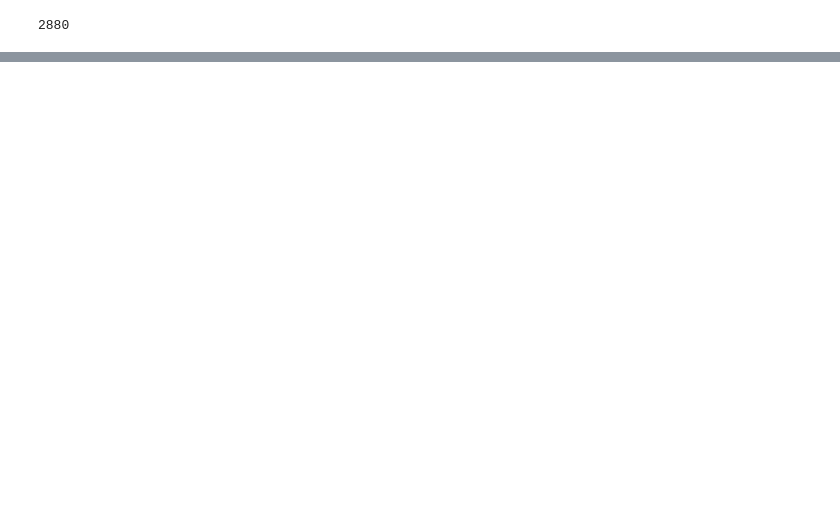
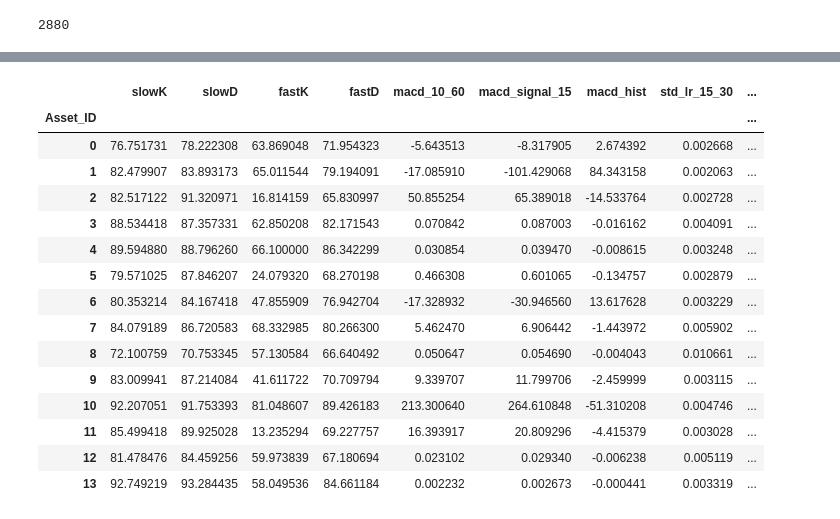
Before and after one commit to 123mitnik/Crypto_Forecasting_kaggle, a Jupyter notebook: crypto-xgb-api.ipynb, the cells around one changed output, grey strips where cells are left out. Saved outputs shown, nothing was run; the diff lists cells and outputs as text; code cells hidden in the pictures; blank space fills up the shorter version.

```diff
--- a/crypto-xgb-api.ipynb
+++ b/crypto-xgb-api.ipynb
@@ -66,8 +90,6 @@ with open(MOD_FOLDER+f"/feature_best{version}", "rb") as f:
 
 if version < 44:
     psets['vol_sum'] = 0
-if 'rsi' not in psets:
-    psets['rsi'] = None
 
 psets
 # %% [output]
@@ -146,7 +171,7 @@ pd.to_datetime(1632182400,unit="s",
 # %%
 start = datestring_to_timestamp('2021-06-13T00:00:00')#1623542400
 #end = datestring_to_timestamp('2021-09-21T00:00:00')#1632182400
-end = datestring_to_timestamp('2021-06-13T05:06:00') #1623560760
+end = datestring_to_timestamp('2021-06-13T01:00:00') #1623628800
 train_df = read_csv_slice(file_path='./data/train.csv',
                           use_window=[start, end])
 # %%
@@ -187,6 +212,8 @@ sup_train = sup_train.iloc[(-14*pre_minute_beta):,:]
 sup_train['Weight'] = sup_train['Asset_ID'].map(add_weight_map)
 sup_train.drop('Target',axis=1, inplace=True)
 sup_train.set_index('Asset_ID',append=True, inplace=True)
+
+
 #######################################add lr_15,mkt_lr_15,crypto_index, beta,lr_mkt_resid
 lr_15 = sup_train.groupby('Asset_ID').apply(
         lambda x: log_return(x[['Close']],15)
@@ -200,8 +227,8 @@ mkt_lr_15.columns = ['Mkt_lrt_15','Crypto_Index']
 firsts = sup_train.index.get_level_values('timestamp')
 sup_train[['Mkt_lrt_15','Crypto_Index']] = mkt_lr_15.loc[firsts].values
 
-####make beta,lr_mkt_resid, std, placeholder
+####make beta,lr_mkt_resid, placeholder
 sup_train[f"beta_{psets['beta_s']}"] = 0
 sup_train[f"beta_{psets['beta_l']}"] = 0
-sup_train[f"std_lr_15_{psets['std_lr_15']}"] = 0
-sup_train.iloc[-14:,:]
+sup_train[f"adx_{psets['adx']}"] = 0
+#sup_train[f"rsi_{psets['rsi']}"] = 0
@@ -228,6 +257,7 @@ from datetime import datetime
 start_time = datetime.now()
 
 for df_test, df_pred in myapi:
+
     num_asset_test = df_test.shape[0]
     row_asset_id_map = dict(zip(df_test.row_id, df_test.Asset_ID))
     test_timestamp = df_test.timestamp.values[0]
@@ -243,13 +273,6 @@ for df_test, df_pred in myapi:
     df_test = df_test.reindex(list(zip([test_timestamp]*14,range(14))))
     ########################################concat to sup_train, add lr_15,mkt_lr_15,crypto_index
     sup_train = pd.concat([sup_train,df_test.drop('row_id',axis=1)],join='outer')
-    #########################################fill in missing assets as forward
-    if num_asset_test <14:
-        #ffill in missing
-        sup_train = sup_train.groupby('Asset_ID').apply(lambda x: x.fillna(method="ffill")).iloc[14:,:]
-    else:
-        sup_train = sup_train.iloc[14:,:]
-
     test_lr_15 = sup_train.loc[timestamp_list[[-16,-1]]].groupby('Asset_ID').apply(
         lambda x: np.log(x[['Close']]).diff()
     )
@@ -258,28 +281,29 @@ for df_test, df_pred in myapi:
 
     ########################################beta_sl
     beta_s = sup_train[['lr_15','Mkt_lrt_15']].iloc[-14*(beta_sw):,:].groupby('Asset_ID').apply(
-        lambda x: beta_resid(x)
+        lambda x: beta_resid(x,beta_sw)
     ).rename(f"beta_{psets['beta_s']}")
     beta_l = sup_train[['lr_15','Mkt_lrt_15']].iloc[-14*(beta_lw):,:].groupby('Asset_ID').apply(
-        lambda x: beta_resid(x)
+        lambda x: beta_resid(x,beta_lw)
     ).rename(f"beta_{psets['beta_l']}")
     sup_train.loc[test_timestamp, [f"beta_{psets['beta_s']}",f"beta_{psets['beta_l']}"]] = \
         pd.concat([beta_s, beta_l],axis=1).values
+
+    #########################################fill in missing assets as forward
+    if num_asset_test <14:
+        #ffill in missing
+        sup_train = sup_train.groupby('Asset_ID').apply(lambda x: x.fillna(method="ffill")).iloc[14:,:]
+    else:
+        sup_train = sup_train.iloc[14:,:]
     #######################################add features to test timestamp
-    long_std = sup_train.iloc[-14*psets['std_lr_15']:,:].groupby('Asset_ID').apply(lambda x: x.lr_15.std())
-    sup_train.loc[test_timestamp, f"std_lr_15_{psets['std_lr_15']}"] = long_std.values
     #########################################adx rsi
     # adxrsi = sup_train.iloc[(-14*pre_minute):,:].groupby('Asset_ID').apply(lambda x: make_AdxRsi(x,psets['adx'],psets['rsi']))
     # sup_train.loc[test_timestamp, [f"adx_{psets['adx']}",f"rsi_{psets['rsi']}"]] = adxrsi.loc[test_timestamp].values
     sup_train2 = sup_train.iloc[(-14*pre_minute):,:].copy()
+    xx_test=sup_train2.groupby('Asset_ID').apply(
+        lambda x: get_features(x,psets)
+    ).loc[test_timestamp]
 
-    xx_testShort=sup_train2.iloc[(-14*54):,:].groupby('Asset_ID').apply(
-        lambda x: get_featuresShort(x,psets)
-    ).loc[test_timestamp]
-    xx_testLong=sup_train2.groupby('Asset_ID').apply(
-        lambda x: get_featuresLong(x,psets)
-    ).loc[test_timestamp]
-    xx_test = pd.concat([xx_testShort, xx_testLong], axis = 1)
     #rdy for prediction
     y_pred=df_test.apply(lambda row: models[row.name[1]].predict(
                             xgb.DMatrix(pd.DataFrame([xx_test.loc[row.name[1],models[row.name[1]].feature_names]]))
@@ -350,0 +335,19 @@ xx_test.loc[xx_test.isin([np.nan]).any(axis=1)]
+# %%
+xx_test.iloc[:, 18:]
+# %% [output]
+|  | slowK | slowD | fastK | fastD | macd_10_60 | macd_signal_15 | macd_hist | std_lr_15_30 | ... |
+| Asset_ID |  |  |  |  |  |  |  |  | ... |
+| 0 | 76.751731 | 78.222308 | 63.869048 | 71.954323 | -5.643513 | -8.317905 | 2.674392 | 0.002668 | ... |
+| 1 | 82.479907 | 83.893173 | 65.011544 | 79.194091 | -17.085910 | -101.429068 | 84.343158 | 0.002063 | ... |
+| 2 | 82.517122 | 91.320971 | 16.814159 | 65.830997 | 50.855254 | 65.389018 | -14.533764 | 0.002728 | ... |
+| 3 | 88.534418 | 87.357331 | 62.850208 | 82.171543 | 0.070842 | 0.087003 | -0.016162 | 0.004091 | ... |
+| 4 | 89.594880 | 88.796260 | 66.100000 | 86.342299 | 0.030854 | 0.039470 | -0.008615 | 0.003248 | ... |
+| 5 | 79.571025 | 87.846207 | 24.079320 | 68.270198 | 0.466308 | 0.601065 | -0.134757 | 0.002879 | ... |
+| 6 | 80.353214 | 84.167418 | 47.855909 | 76.942704 | -17.328932 | -30.946560 | 13.617628 | 0.003229 | ... |
+| 7 | 84.079189 | 86.720583 | 68.332985 | 80.266300 | 5.462470 | 6.906442 | -1.443972 | 0.005902 | ... |
+| 8 | 72.100759 | 70.753345 | 57.130584 | 66.640492 | 0.050647 | 0.054690 | -0.004043 | 0.010661 | ... |
+| 9 | 83.009941 | 87.214084 | 41.611722 | 70.709794 | 9.339707 | 11.799706 | -2.459999 | 0.003115 | ... |
+| 10 | 92.207051 | 91.753393 | 81.048607 | 89.426183 | 213.300640 | 264.610848 | -51.310208 | 0.004746 | ... |
+| 11 | 85.499418 | 89.925028 | 13.235294 | 69.227757 | 16.393917 | 20.809296 | -4.415379 | 0.003028 | ... |
+| 12 | 81.478476 | 84.459256 | 59.973839 | 67.180694 | 0.023102 | 0.029340 | -0.006238 | 0.005119 | ... |
+| 13 | 92.749219 | 93.284435 | 58.049536 | 84.661184 | 0.002232 | 0.002673 | -0.000441 | 0.003319 | ... |
```
Also changed, not shown: parts of 16 cells of this notebook, 2 other files.
